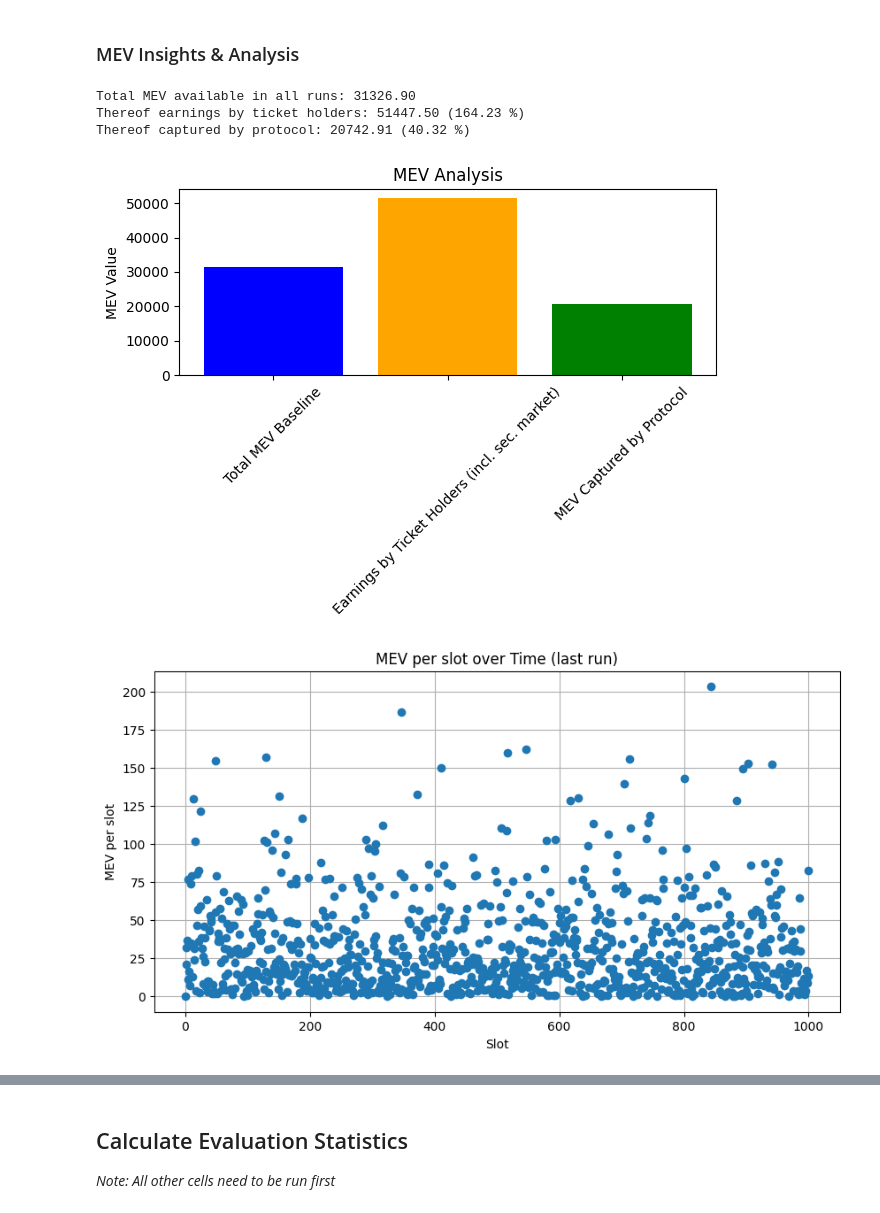
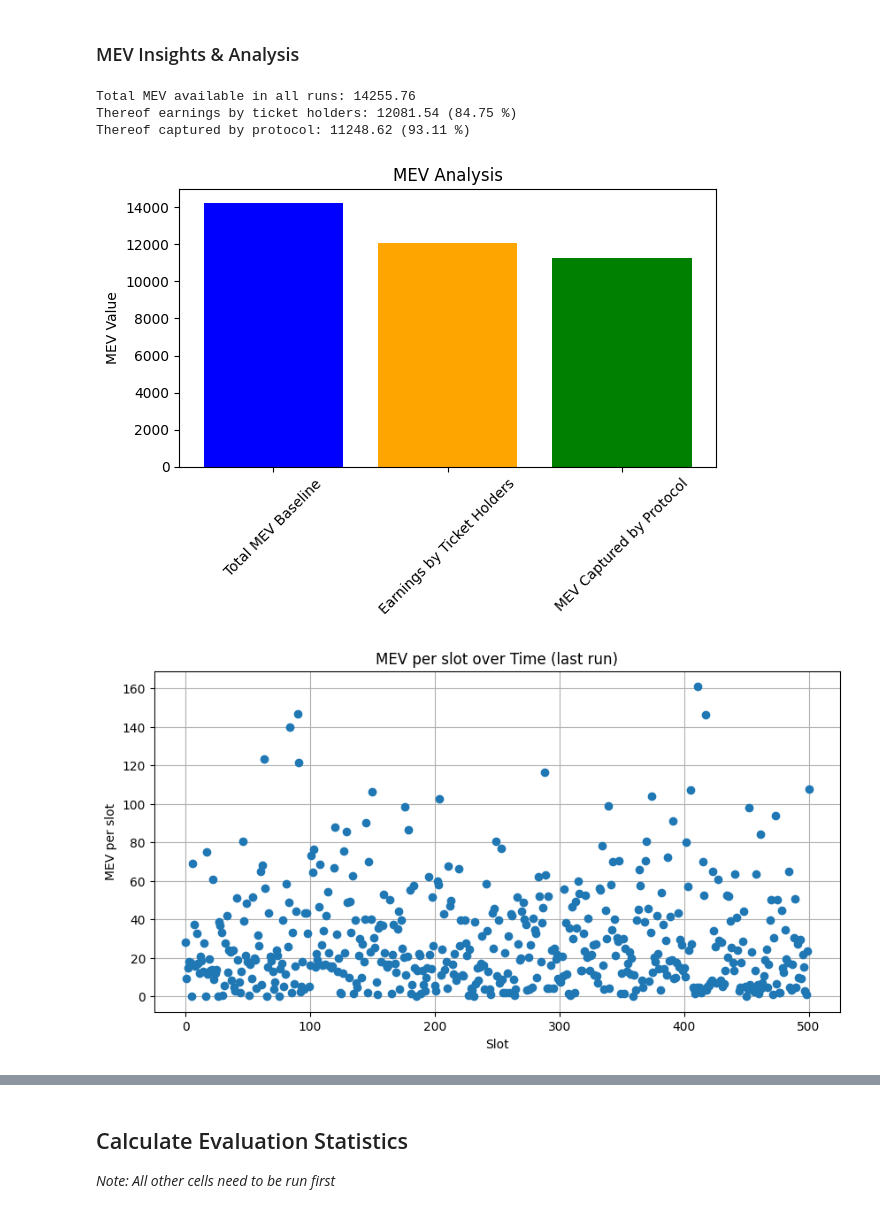
Before and after one commit to ephema/ET-Simulation, a Jupyter notebook: Execution Ticket Simulation.ipynb, the cells around one changed output, grey strips where cells are left out. Saved outputs shown, nothing was run; the diff lists cells and outputs as text; code cells hidden in the pictures.

```diff
--- a/Execution Ticket Simulation.ipynb
+++ b/Execution Ticket Simulation.ipynb
@@ -98,21 +95,21 @@ Drive already mounted at /content/drive; to attempt to forcibly remount, call dr
 Several params can be manually configured in the *sys_params* setting.
 # %%
 # Define Experiment params
-TIMESTEPS = 1000
+TIMESTEPS = 500
 RUNS = 1 # Note: Images of results are only generated for the last run
 
 #  Define System Parameters
 
 sys_params = {
-    'selling_mechanism': 'first_price',  # Options 'EIP-1559', 'AMM-style', 'first_price' or 'second_price' currently
+    'selling_mechanism': 'second_price',  # Options 'EIP-1559', 'AMM-style', 'first_price' or 'second_price' currently
     'max_tickets': 100, # For flexible ticket amounts half of this is used as the target
     'initial_ticket_price': 20, # shall be lower than MEV scale as otherwise ticket holders buy tickets at a loss (unrealistic)
     'MEV_scale': 30,
     'slots_per_epoch': 32,
     'number_of_ticket_holders': 10,
-    'secondary_market': True, # Decide if secondary market shall be enabled
+    'secondary_market': False, # Decide if secondary market shall be enabled
     'price_vola': {'mean': 0, 'sigma': 0.2}, # Volatility Index. Can be set to [None, None]. If not 'None': defines the mean of the underlying normal distribution (should be set to 0) and sigma being the standard deviation. Typical values might be 0 & 0.2
-    'agent_bidding_strategy': 'optimal_heuristic_bidding', # Only relevant for first or second price auctions. Other options: naive_hist_obs_of_dist, hist_obs_of_dist, random_evenly_10_50, optimal_heuristic_bidding (last one only FPA)
+    'agent_bidding_strategy': 'hist_obs_of_dist', # Only relevant for first or second price auctions. Other options: naive_hist_obs_of_dist, hist_obs_of_dist, random_evenly_10_50, optimal_heuristic_bidding (last one only FPA)
     'EIP-1559_max_tickets': 4, # Only relevant for EIP-1559, max. number tickets per slot to be purchased.
     'EIP-1559_adjust_factor': 8, # Defines how fast the price is adjusted for EIP-1559 pricing similar to EIP-1559 (1/factor), 8 = 12.5%
     'AMM_adjust_factor': 25, # Defines how fast the price is adjusted for AMM-style pricing similar to EIP-1559 (1/factor), 8 = 12.5%
@@ -477,7 +474,7 @@ for run in range(1, RUNS+1):
     th_objs = [{'run': run,'id': th.id, 'available_funds': th.available_funds, # 'intrinsic_valuation': th.intrinsic_valuation,
                 'MEV_capture_rate': th.MEV_capture_rate, 'aggressiveness': th.aggressiveness, 'vola_spec_factor': th.vola_spec_factor,
                 'competitiveness_score': th.MEV_capture_rate * (1 - th.aggressiveness),
-                'earnings': th.earnings, 'costs': th.costs, 'won_slots': th.won_slots,
+                'earnings': th.earnings, 'sec_m_earnings': th.sec_m_earnings, 'costs': th.costs, 'won_slots': th.won_slots,
                 'discount_factor': th.discount_factor,
                 'ticket_ids': ticket_info_dict.get(th.id, {'ids': [], 'count': 0})['ids'],
                 'ticket_count': ticket_info_dict.get(th.id, {'ids': [], 'count': 0})['count'],
@@ -539,6 +536,7 @@ def normalize_data(row, run):
             'id': holder.id,
             'avail_funds': holder.available_funds,
             'earnings': holder.earnings,
+            'sec_m_earnings': holder.sec_m_earnings,
             'costs': holder.costs,
             'purchase_value_of_unredeemed_tickets': holder.purchase_value_of_unredeemed_tickets
         }
@@ -829,6 +827,7 @@ mev_last_run = copy.deepcopy(all_runs_reduced_df[all_runs_reduced_df['run'] == m
 total_MEV_available = sum(reduced_df_mev_all_runs['MEV_per_slot'])
 total_earnings_ticket_holders = 0
 total_MEV_captured_by_protocol = 0
+total_sec_m_earnings = 0
 
 for run in range(1, max_run + 1):
     run_df = reduced_df_mev_all_runs[reduced_df_mev_all_runs['run'] == run]
@@ -837,22 +836,43 @@ for run in range(1, max_run + 1):
         last_row_ticket_holders = run_df['ticket_holder'].iloc[-1]
         for holder in last_row_ticket_holders:
             total_earnings_ticket_holders += holder.earnings
+        for holder in last_row_ticket_holders:
+            total_sec_m_earnings += holder.sec_m_earnings
 
 percentage_protocol_of_ticket_holder = (total_MEV_captured_by_protocol / total_earnings_ticket_holders) * 100
 percentage_ticket_holder_of_available = (total_earnings_ticket_holders / total_MEV_available) * 100
 percentage_protocol_of_available = (total_MEV_captured_by_protocol / total_MEV_available) * 100
 
-print(f"Total MEV available in all runs: {total_MEV_available:.2f}")
-print(f"Thereof earnings by ticket holders: {total_earnings_ticket_holders:.2f} ({percentage_ticket_holder_of_available:.2f} %)")
-print(f"Thereof captured by protocol: {total_MEV_captured_by_protocol:.2f} ({percentage_protocol_of_ticket_holder:.2f} %)")
+if sys_params['secondary_market']:
+  total_net_earnings = total_earnings_ticket_holders - total_sec_m_earnings
+  percentage_ticket_holder_of_available_minus_sm = (total_net_earnings / (total_MEV_available)) * 100
+  percentage_protocol_of_ticket_holder_minus_sm = (total_MEV_captured_by_protocol / (total_net_earnings)) * 100
+else:
+  total_net_earnings = total_earnings_ticket_holders
+
+if sys_params['secondary_market']:
+  print(f"Total MEV available in all runs: {total_MEV_available:.2f}")
+  print(f"Thereof earnings by ticket holders: {total_earnings_ticket_holders:.2f}")
+  print(f"Thereof earnings by secondary market: {total_sec_m_earnings:.2f}")
+  print(f"Earnings without secondary market: {total_net_earnings:.2f} ({percentage_ticket_holder_of_available_minus_sm:.2f} %)")
+  print(f"Thereof captured by protocol: {total_MEV_captured_by_protocol:.2f} ({percentage_protocol_of_ticket_holder_minus_sm:.2f} %)")
+else:
+  print(f"Total MEV available in all runs: {total_MEV_available:.2f}")
+  print(f"Thereof earnings by ticket holders: {total_earnings_ticket_holders:.2f} ({percentage_ticket_holder_of_available:.2f} %)")
+  print(f"Thereof captured by protocol: {total_MEV_captured_by_protocol:.2f} ({percentage_protocol_of_ticket_holder:.2f} %)")
 
 # Plotting
 
 ### Chart with the values from above (captured MEV)
-labels = ['Total MEV Baseline', 'Earnings by Ticket Holders (incl. sec. market)', 'MEV Captured by Protocol']
-values = [total_MEV_available, total_earnings_ticket_holders, total_MEV_captured_by_protocol]
+if sys_params['secondary_market']:
+  labels = ['Total MEV Baseline', 'Earnings by Ticket Holders', 'Thereof secondary Market Earnings', 'Net Earnings', 'MEV Captured by Protocol']
+  values = [total_MEV_available, total_earnings_ticket_holders, total_sec_m_earnings, total_net_earnings, total_MEV_captured_by_protocol]
+  plt.bar(labels, values, color=['#1f77b4', '#d3d3d3', '#b0b0b0', '#ff7f0e', '#2ca02c'])
+else:
+  labels = ['Total MEV Baseline', 'Earnings by Ticket Holders', 'MEV Captured by Protocol']
+  values = [total_MEV_available, total_earnings_ticket_holders, total_MEV_captured_by_protocol]
+  plt.bar(labels, values, color=['blue', 'orange', 'green'])
 
-plt.bar(labels, values, color=['blue', 'orange', 'green'])
 plt.ylabel('MEV Value')
 plt.title('MEV Analysis')
 plt.xticks(rotation=45)
@@ -890,35 +910,35 @@ plt.colorbar(scatter, label='Available MEV Value per Slot (not all captured)')
 # Adding labels and title
 plt.xlabel('Slot Number')
 plt.ylabel('Ticket Holder')
 plt.title('Chart of Wins per Slot and Ticket Holder (last run)')
 plt.xticks(range(0, tickets_last_row_df_excl_nan['assigned_slot'].max() + 1, 25))
 plt.yticks(tickets_last_row_df_excl_nan['holder_id'].unique())  # Set y-ticks to be the ticket holders
 
 # NOTE: Bubble size is based on theoretical MEV per slot (not value captured)
 
 plt.grid(axis='x', which='major', color='grey', linestyle='--', linewidth=0.5)
 
 # Show plot
 plt.grid(True)  # Enable grid for easier readability
 plt.tight_layout()  # Adjust layout
 file_path_won_slots = f"{file_path}/Graphic [11] - MEV per Slot and Holder"
 plt.savefig(file_path_won_slots)
 plt.show()
 
 
 ### Distribution of the MEV values
 plt.figure(figsize=(10, 5))
 plt.hist(reduced_df_mev_all_runs['MEV_per_slot'], bins=20, color='skyblue', edgecolor='black')
 plt.xlabel('MEV_per_slot')
 plt.ylabel('Frequency')
 plt.title('Distribution of MEV per slot Values (all runs)')
 plt.grid(True)
 file_path_mev_distr = f"{file_path}/Graphic [12] - Distribution of MEV per Slot"
 plt.savefig(file_path_mev_distr)
 plt.show()
 # %% [output]
-Total MEV available in all runs: 31326.90
-Thereof earnings by ticket holders: 51447.50 (164.23 %)
-Thereof captured by protocol: 20742.91 (40.32 %)
+Total MEV available in all runs: 14255.76
+Thereof earnings by ticket holders: 12081.54 (84.75 %)
+Thereof captured by protocol: 11248.62 (93.11 %)
-[figure, old version]
+[figure, new version]
-[figure, old version]
+[figure, new version]
```
Also changed, not shown: parts of 8 cells of this notebook, 2 other files.
